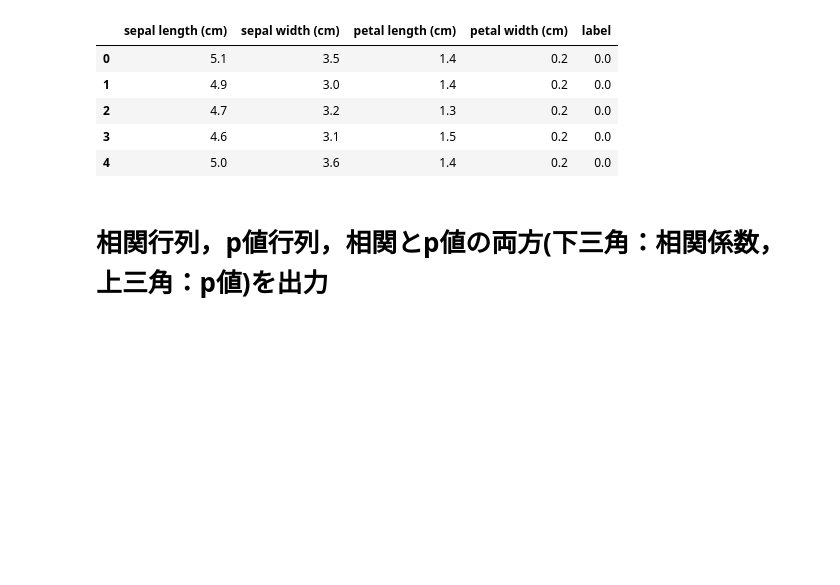
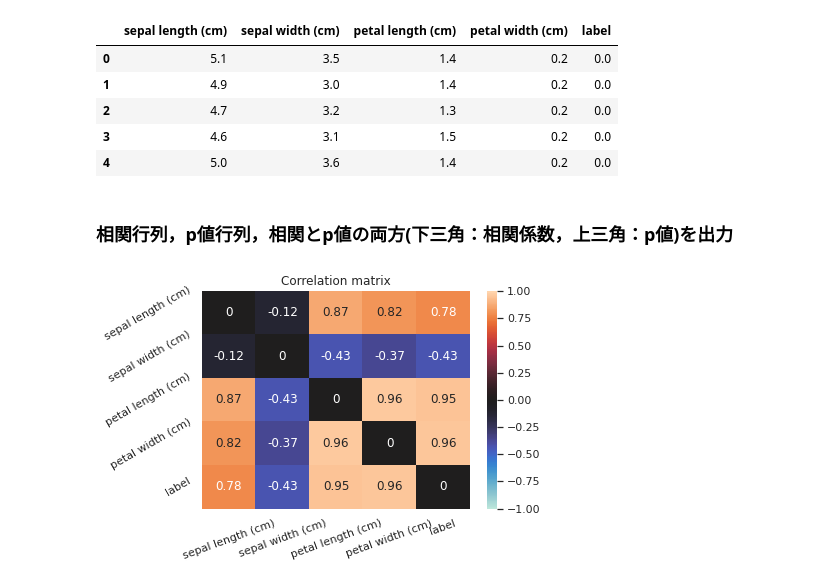
Before and after one commit to mifumo081a/py_stats, a Jupyter notebook: examples/notebooks/correlation.ipynb, the cells around one changed output. Drawn from its saved outputs; the diff is of its cells as text; code cells hidden in the pictures; blank space fills up the shorter version.

```diff
--- a/examples/notebooks/correlation.ipynb
+++ b/examples/notebooks/correlation.ipynb
@@ -28,6 +51,15 @@ df.head()
 | 3 | 4.6 | 3.1 | 1.5 | 0.2 | 0.0 |
 | 4 | 5.0 | 3.6 | 1.4 | 0.2 | 0.0 |
 # %% [markdown]
-# 相関行列，p値行列，相関とp値の両方(下三角：相関係数，上三角：p値)を出力
+### 相関行列，p値行列，相関とp値の両方(下三角：相関係数，上三角：p値)を出力
 # %%
 corr_df, pval_df, mixed_corr = corr(df)
+# %%
+plt.figure()
+plt.title("Correlation matrix")
+g = sns.heatmap(corr_df, annot=True, vmin=-1, vmax=1, center=0)
+g.set_xticklabels(g.get_xticklabels(), rotation=20)
+g.set_yticklabels(g.get_yticklabels(), rotation=30)
+plt.show()
+# %% [output]
+[figure, added]
```
Also changed, not shown: parts of 6 cells of this notebook, 3 other files.
